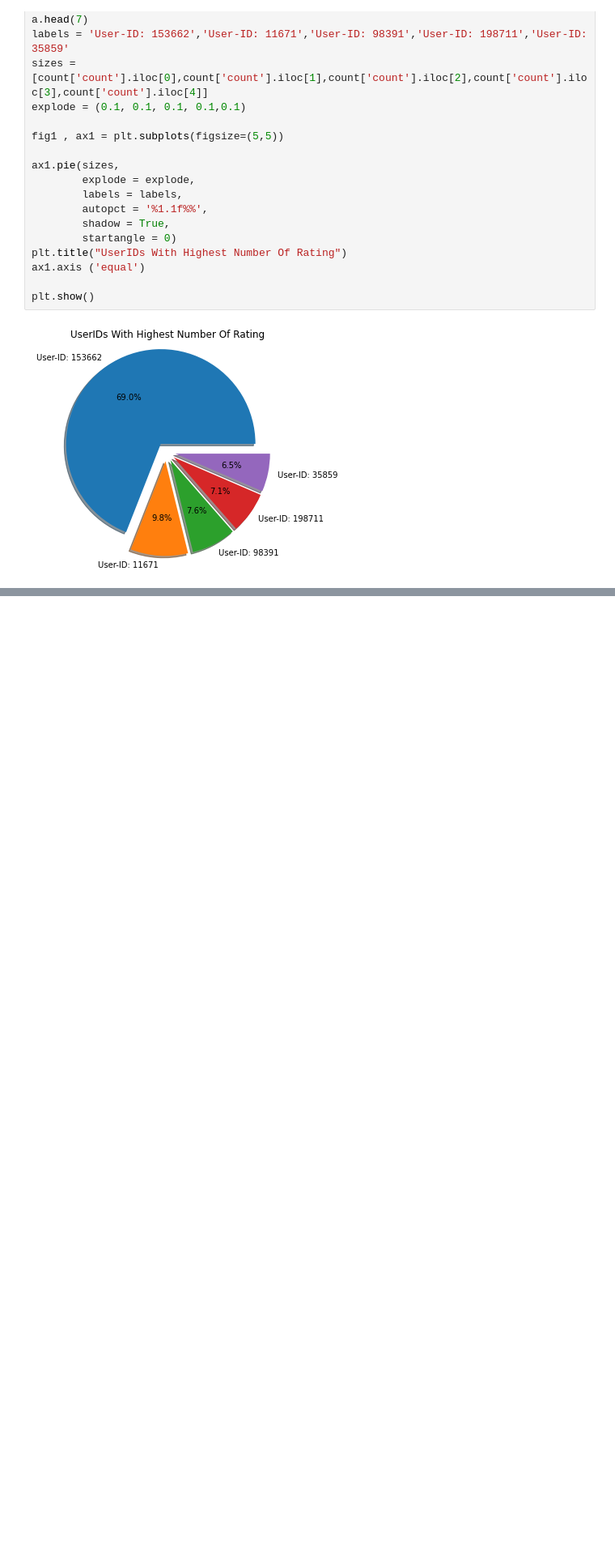
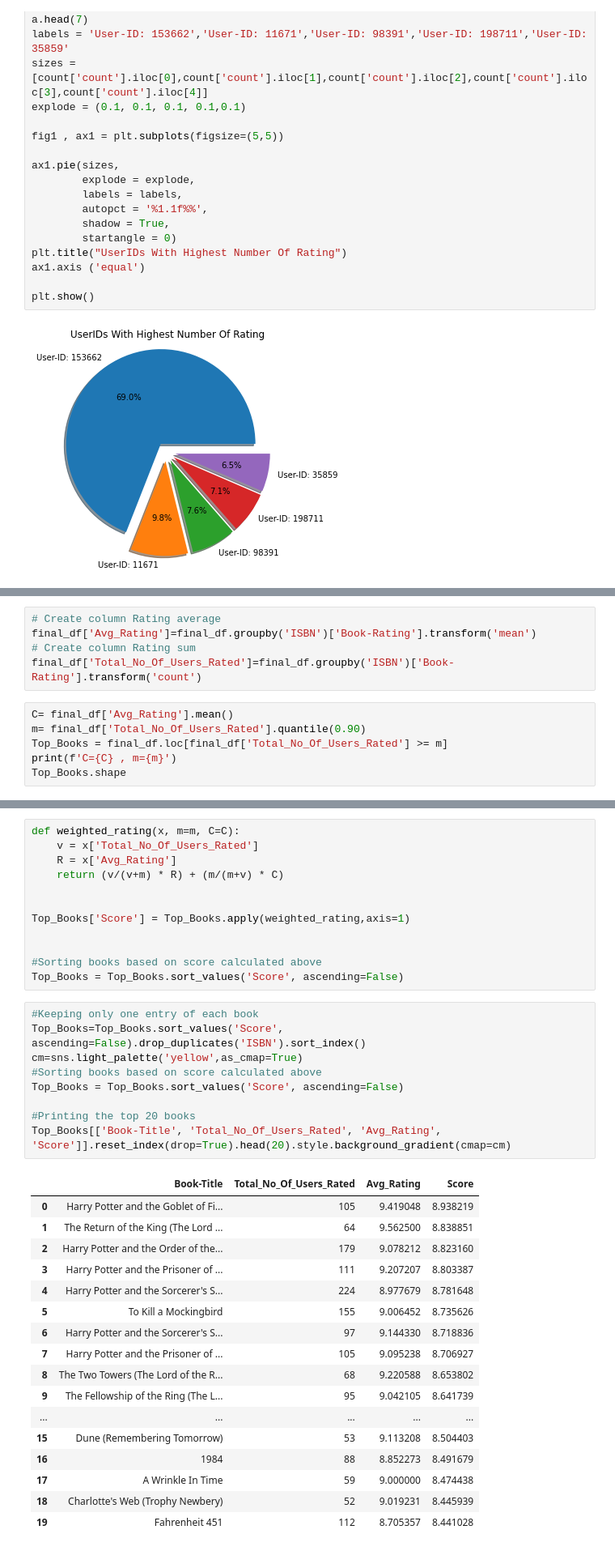
Before and after one commit to ansonsibi1/Book_Recommendation_System_Anson_Sibi, a Jupyter notebook: Book_Recommendation_System_Anson_Sibi.ipynb, the cells around one changed output, grey strips where cells are left out. Shown at 81% size. Cells and saved outputs as stored; diff of their text form; blank space fills up the shorter version.

```diff
--- a/Book_Recommendation_System_Anson_Sibi.ipynb
+++ b/Book_Recommendation_System_Anson_Sibi.ipynb
@@ -438,0 +451,11 @@ plt.show()
+# %%
+# Create column Rating average
+final_df['Avg_Rating']=final_df.groupby('ISBN')['Book-Rating'].transform('mean')
+# Create column Rating sum
+final_df['Total_No_Of_Users_Rated']=final_df.groupby('ISBN')['Book-Rating'].transform('count')
+# %%
+C= final_df['Avg_Rating'].mean()
+m= final_df['Total_No_Of_Users_Rated'].quantile(0.90)
+Top_Books = final_df.loc[final_df['Total_No_Of_Users_Rated'] >= m]
+print(f'C={C} , m={m}')
+Top_Books.shape
@@ -438,0 +468,39 @@ plt.show()
+# %%
+def weighted_rating(x, m=m, C=C):
+    v = x['Total_No_Of_Users_Rated']
+    R = x['Avg_Rating']
+    return (v/(v+m) * R) + (m/(m+v) * C)
+
+
+Top_Books['Score'] = Top_Books.apply(weighted_rating,axis=1)
+
+
+#Sorting books based on score calculated above
+Top_Books = Top_Books.sort_values('Score', ascending=False)
+# %%
+#Keeping only one entry of each book
+Top_Books=Top_Books.sort_values('Score', ascending=False).drop_duplicates('ISBN').sort_index()
+cm=sns.light_palette('yellow',as_cmap=True)
+#Sorting books based on score calculated above
+Top_Books = Top_Books.sort_values('Score', ascending=False)
+
+#Printing the top 20 books
+Top_Books[['Book-Title', 'Total_No_Of_Users_Rated', 'Avg_Rating', 'Score']].reset_index(drop=True).head(20).style.background_gradient(cmap=cm)
+# %% [output]
+|  | Book-Title | Total_No_Of_Users_Rated | Avg_Rating | Score |
+| 0 | Harry Potter and the Goblet of Fi... | 105 | 9.419048 | 8.938219 |
+| 1 | The Return of the King (The Lord ... | 64 | 9.562500 | 8.838851 |
+| 2 | Harry Potter and the Order of the... | 179 | 9.078212 | 8.823160 |
+| 3 | Harry Potter and the Prisoner of ... | 111 | 9.207207 | 8.803387 |
+| 4 | Harry Potter and the Sorcerer's S... | 224 | 8.977679 | 8.781648 |
+| 5 | To Kill a Mockingbird | 155 | 9.006452 | 8.735626 |
+| 6 | Harry Potter and the Sorcerer's S... | 97 | 9.144330 | 8.718836 |
+| 7 | Harry Potter and the Prisoner of ... | 105 | 9.095238 | 8.706927 |
+| 8 | The Two Towers (The Lord of the R... | 68 | 9.220588 | 8.653802 |
+| 9 | The Fellowship of the Ring (The L... | 95 | 9.042105 | 8.641739 |
+| ... | ... | ... | ... | ... |
+| 15 | Dune (Remembering Tomorrow) | 53 | 9.113208 | 8.504403 |
+| 16 | 1984 | 88 | 8.852273 | 8.491679 |
+| 17 | A Wrinkle In Time | 59 | 9.000000 | 8.474438 |
+| 18 | Charlotte's Web (Trophy Newbery) | 52 | 9.019231 | 8.445939 |
+| 19 | Fahrenheit 451 | 112 | 8.705357 | 8.441028 |
```
Also changed, not shown: parts of 16 cells of this notebook.
